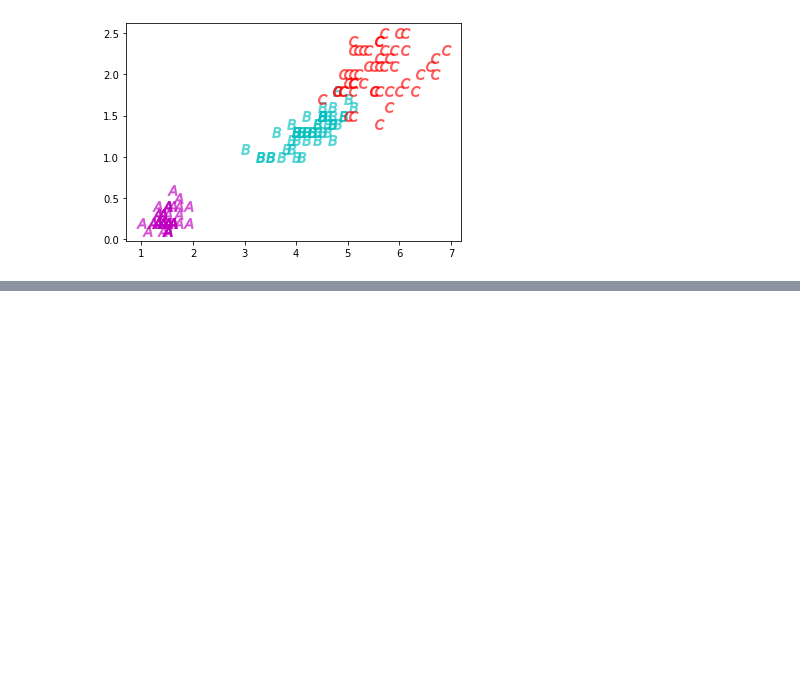
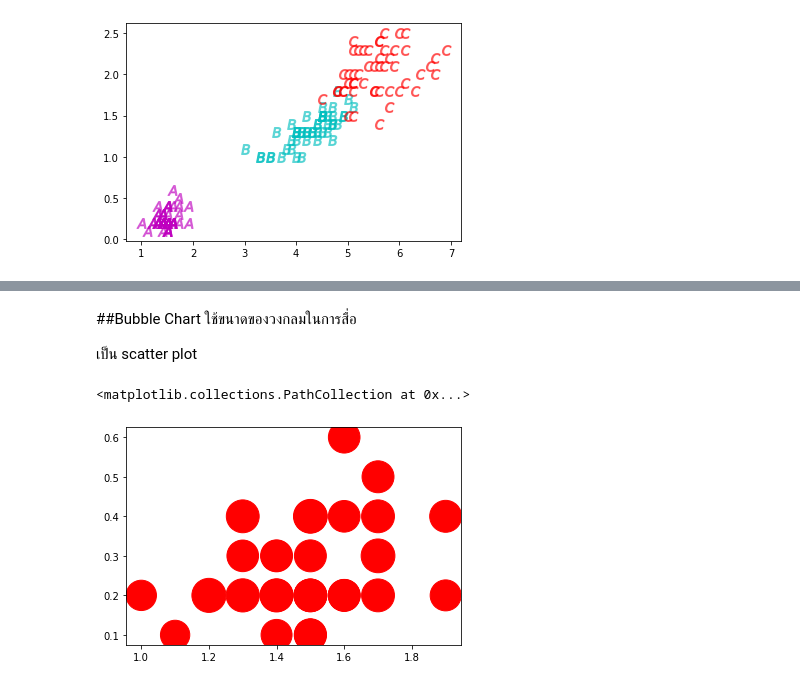
Before and after one commit to tonpiplaifa/data_viz, a Jupyter notebook: Visualize_Data_Distribution_(02).ipynb, the cells around one changed output, grey strips where cells are left out. Drawn from its saved outputs; the diff is of its cells as text; code cells hidden in the pictures; blank space fills up the shorter version.

```diff
--- a/Visualize_Data_Distribution_(02).ipynb
+++ b/Visualize_Data_Distribution_(02).ipynb
@@ -92,0 +115,9 @@ plt.scatter(df['PetalLength'][100:],df['PetalWidth'][100:],s=100,c='r',alpha=0.5
+# %% [markdown]
+##Bubble Chart ใช้ขนาดของวงกลมในการสื่อ
+
+เป็น scatter plot
+# %%
+plt.scatter(df['PetalLength'][:50],df['PetalWidth'][:50],s=200*df['SepalLength'][:50],c='r') #วงกลมใหญ่คือมี SepalLength ค่ามาก
+# %% [output]
+<matplotlib.collections.PathCollection at 0x...>
+[figure, added]
```
Also changed, not shown: parts of 11 cells of this notebook.
